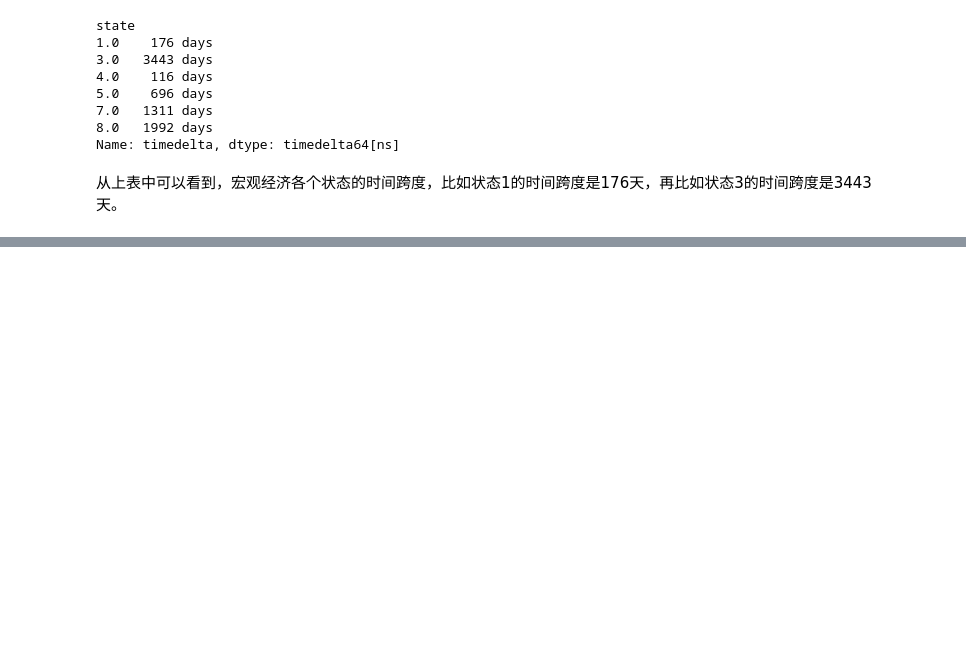
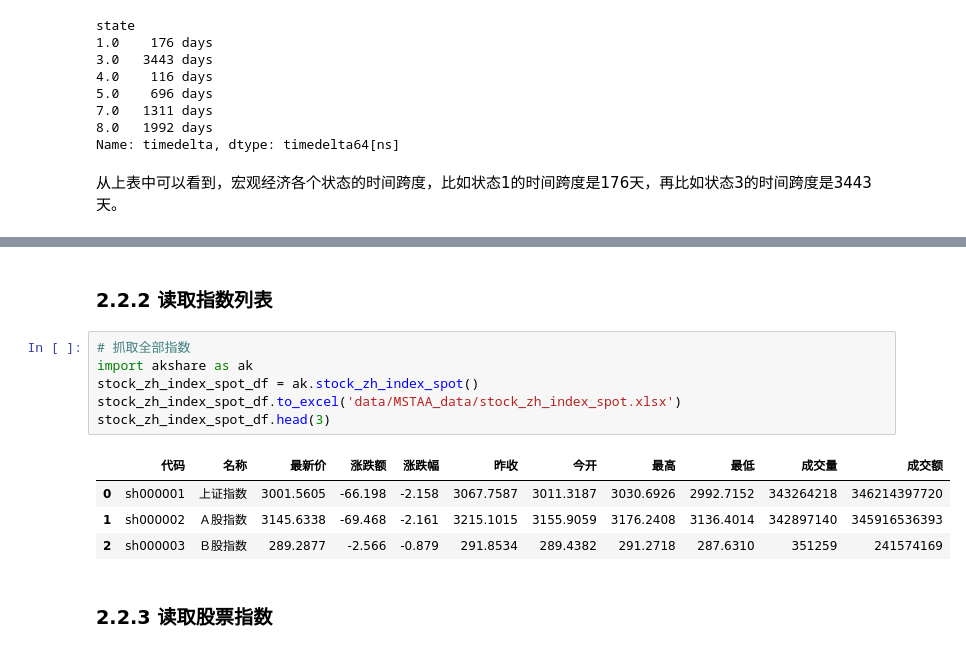
Before and after one commit to ibestrace/folio, a Jupyter notebook: Macro_Strategy_TAA.ipynb, the cells around one changed output, grey strips where cells are left out. Drawn from its saved outputs; the diff is of its cells as text; blank space fills up the shorter version.

```diff
--- a/Macro_Strategy_TAA.ipynb
+++ b/Macro_Strategy_TAA.ipynb
@@ -473,0 +493,15 @@ Name: timedelta, dtype: timedelta64[ns]
+# %% [markdown]
+### 2.2.2 读取指数列表
+# %%
+# 抓取全部指数
+import akshare as ak
+stock_zh_index_spot_df = ak.stock_zh_index_spot()
+stock_zh_index_spot_df.to_excel('data/MSTAA_data/stock_zh_index_spot.xlsx')
+stock_zh_index_spot_df.head(3)
+# %% [output]
+|  | 代码 | 名称 | 最新价 | 涨跌额 | 涨跌幅 | 昨收 | 今开 | 最高 | 最低 | 成交量 | 成交额 |
+| 0 | sh000001 | 上证指数 | 3001.5605 | -66.198 | -2.158 | 3067.7587 | 3011.3187 | 3030.6926 | 2992.7152 | 343264218 | 346214397720 |
+| 1 | sh000002 | Ａ股指数 | 3145.6338 | -69.468 | -2.161 | 3215.1015 | 3155.9059 | 3176.2408 | 3136.4014 | 342897140 | 345916536393 |
+| 2 | sh000003 | Ｂ股指数 | 289.2877 | -2.566 | -0.879 | 291.8534 | 289.4382 | 291.2718 | 287.6310 | 351259 | 241574169 |
+# %% [markdown]
+### 2.2.3 读取股票指数
```
Also changed, not shown: parts of 13 cells of this notebook, 2 other files.
